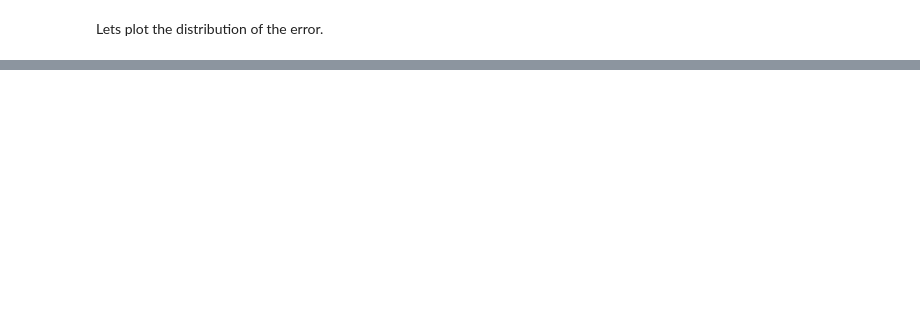
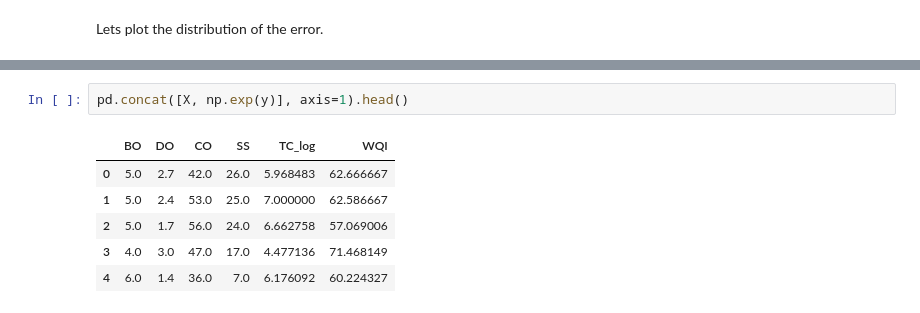
Before and after one commit to puskr99/ml-project-water-potability, a Jupyter notebook: code/water_weight.ipynb, the cells around one changed output, grey strips where cells are left out. Drawn from its saved outputs; the diff is of its cells as text; blank space fills up the shorter version.

```diff
--- a/code/water_weight.ipynb
+++ b/code/water_weight.ipynb
@@ -723,0 +725,9 @@ sns.displot(df_comparison['Error'], kde=True)
+# %%
+pd.concat([X, np.exp(y)], axis=1).head()
+# %% [output]
+|  | BO | DO | CO | SS | TC_log | WQI |
+| 0 | 5.0 | 2.7 | 42.0 | 26.0 | 5.968483 | 62.666667 |
+| 1 | 5.0 | 2.4 | 53.0 | 25.0 | 7.000000 | 62.586667 |
+| 2 | 5.0 | 1.7 | 56.0 | 24.0 | 6.662758 | 57.069006 |
+| 3 | 4.0 | 3.0 | 47.0 | 17.0 | 4.477136 | 71.468149 |
+| 4 | 6.0 | 1.4 | 36.0 | 7.0 | 6.176092 | 60.224327 |
```
Also changed, not shown: parts of 14 cells of this notebook, 1 other file.
